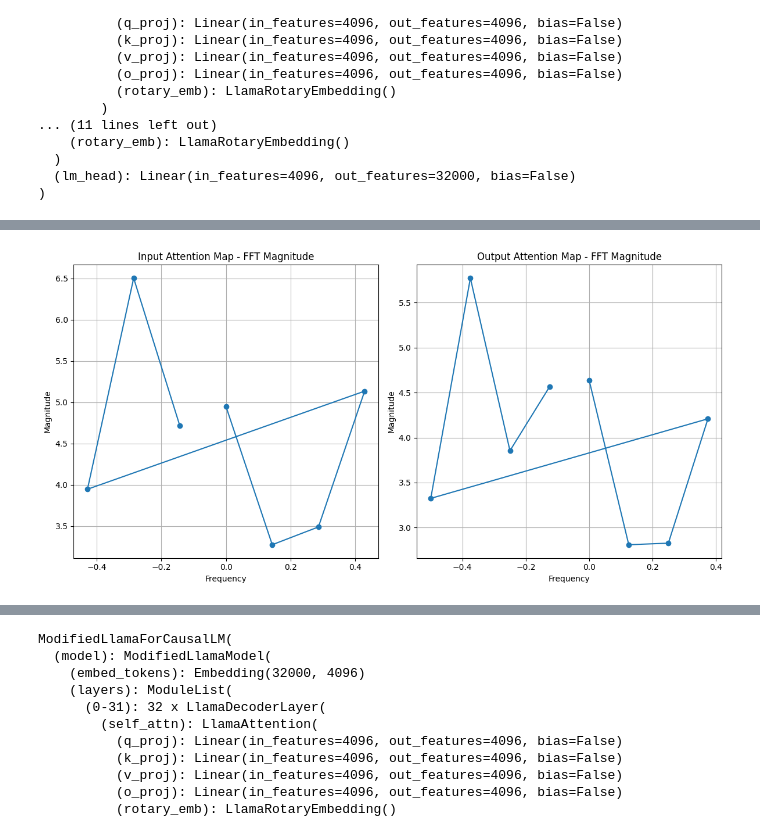
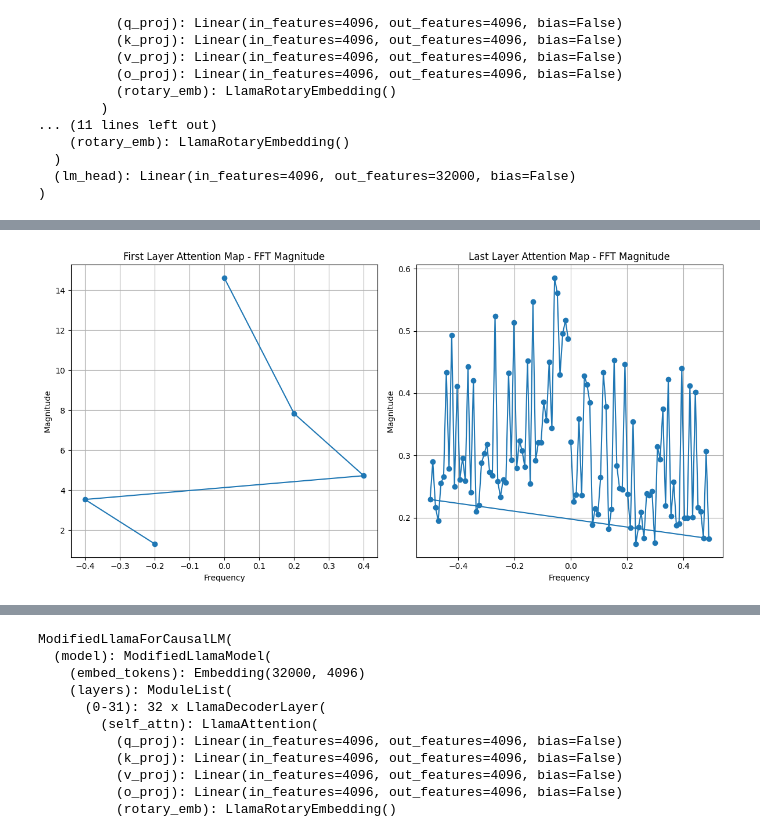
Before and after one commit to AngeloGalav/franken-llama, a Jupyter notebook: playground.ipynb, the cells around one changed output, grey strips where cells are left out. Cells and saved outputs as stored; diff of their text form; code cells hidden in the pictures.

```diff
--- a/playground.ipynb
+++ b/playground.ipynb
@@ -106,5 +95,5 @@ One day, while wandering through the village, Maria stumbled upon a hidden path
 # %%
 importlib.reload(visualizer)
-visualizer.visualize_fft(attention_weights, in_layer=2, out_layer=3, device=device, attention=True)
+visualizer.visualize_fft(attention_weights, in_layer=0, out_layer=-1, device=device, attention=True)
 # %% [output]
-[figure, old version]
+[figure, new version]
```
Also changed, not shown: parts of 5 cells of this notebook, 10 other files.
